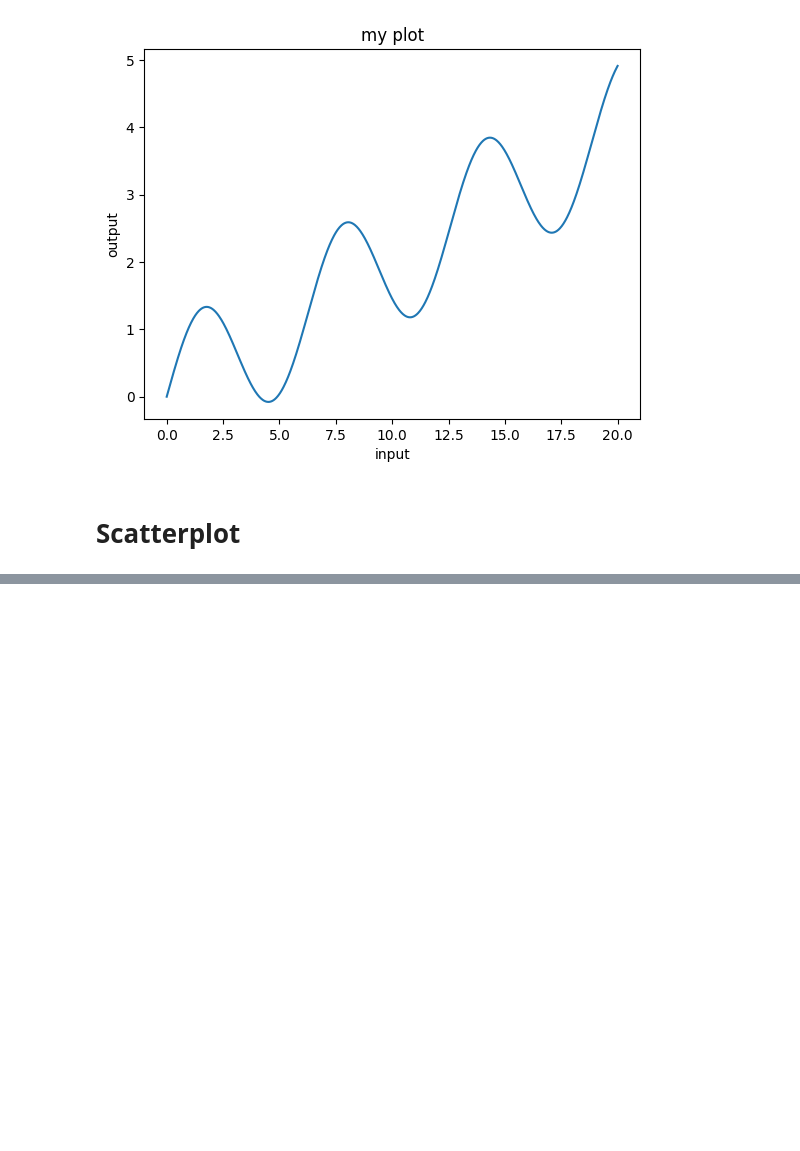
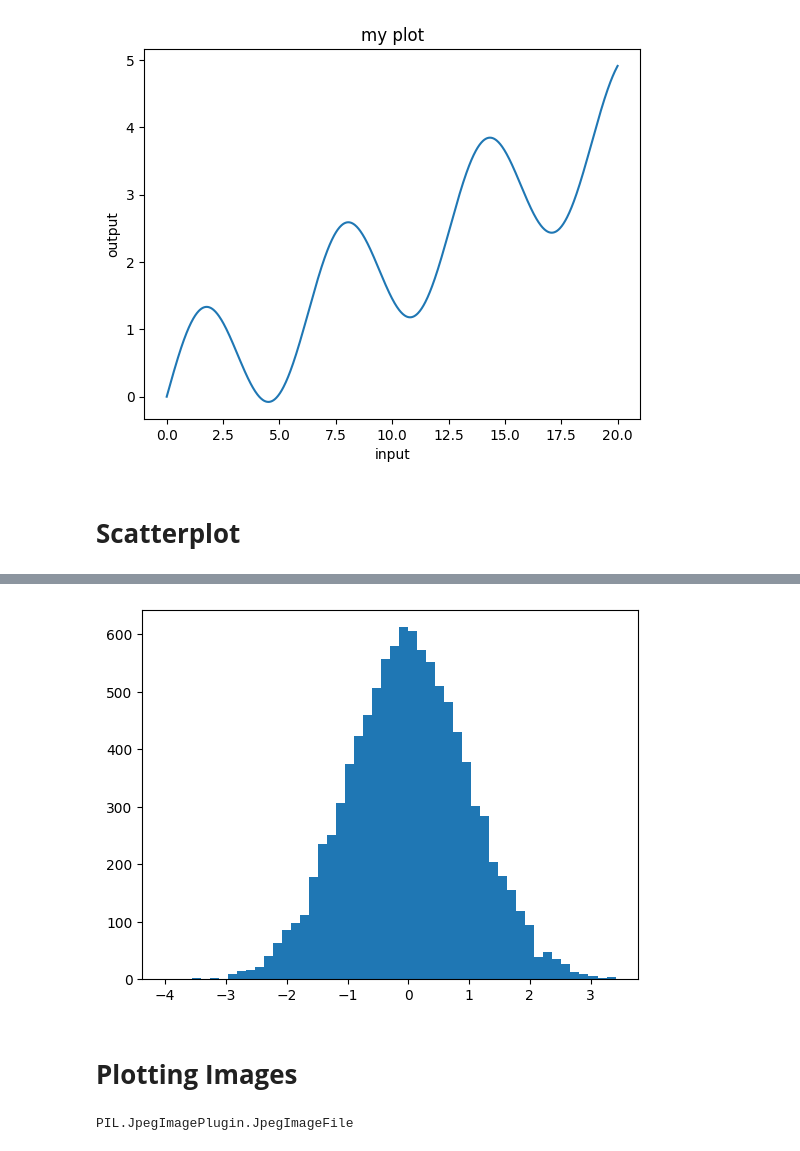
Before and after one commit to yeesem/Data-Visualization, a Jupyter notebook: Matplotlib_Deep_Learning_Prerequisite.ipynb, the cells around one changed output, grey strips where cells are left out. Cells and saved outputs as stored; diff of their text form; code cells hidden in the pictures; blank space fills up the shorter version.

```diff
--- a/Matplotlib_Deep_Learning_Prerequisite.ipynb
+++ b/Matplotlib_Deep_Learning_Prerequisite.ipynb
@@ -38,0 +62,6 @@ plt.title('my plot');
+# %%
+plt.hist(x,bins=50);
+# %% [output]
+[figure, added]
+# %% [markdown]
+# **Plotting Images**
@@ -38,0 +72,4 @@ plt.title('my plot');
+# %%
+type(im)
+# %% [output]
+PIL.JpegImagePlugin.JpegImageFile
```
Also changed, not shown: parts of 16 cells of this notebook.
